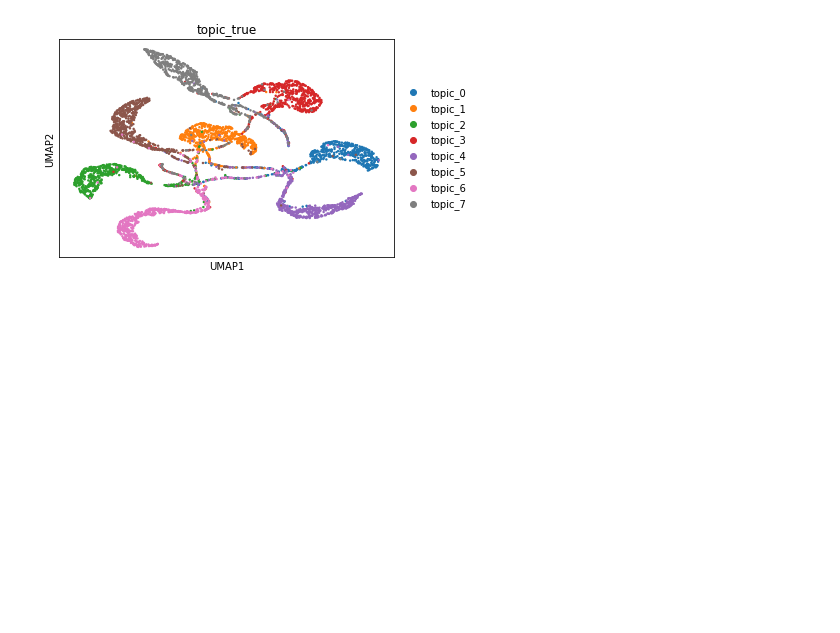
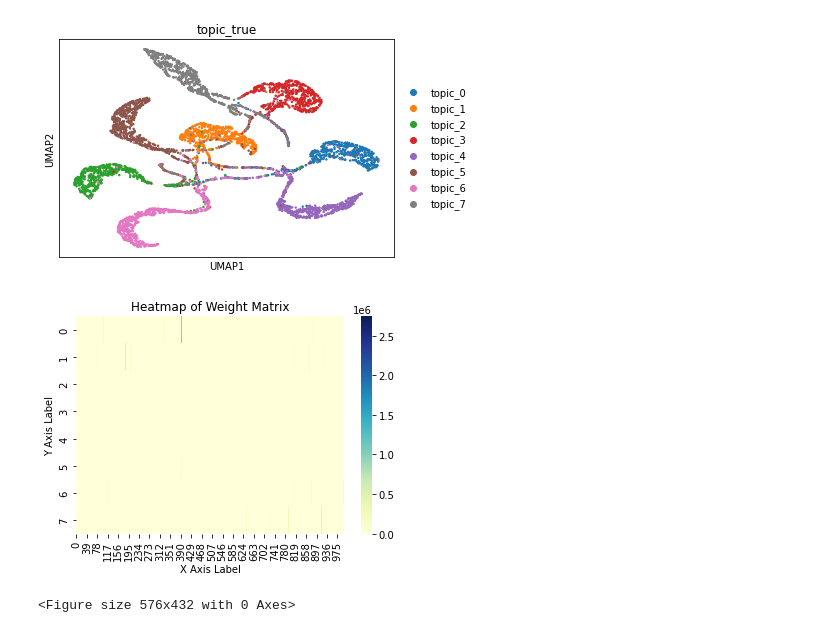
Before and after one commit to thisisyichenzhang/DeltaTopic, a Jupyter notebook: sim_benchmark.ipynb, the cells around one changed output. Saved outputs shown, nothing was run; the diff lists cells and outputs as text; code cells hidden in the pictures; blank space fills up the shorter version.

```diff
--- a/sim_benchmark.ipynb
+++ b/sim_benchmark.ipynb
@@ -171,3 +189,30 @@ sc.tl.umap(adata, random_state=42)
 sc.pl.umap(adata, color=["topic_true"])
 # %% [output]
 [figure]
+# %%
+spike_logit = np.loadtxt("models/test/model_parameters/spike_logit_rho.txt")
+slab_mean = np.loadtxt("models/test/model_parameters/slab_mean_rho.txt")
+pip = 1/np.exp(-spike_logit)
+weight = slab_mean * pip
+# %%
+import seaborn as sns
+weight.shape
+# Set the color palette
+cmap = "YlGnBu"
+
+# Create the heatmap with customized parameters
+sns.heatmap(weight, cmap = cmap)
+
+# Set the axis labels and title
+plt.xlabel('X Axis Label')
+plt.ylabel('Y Axis Label')
+plt.title('Heatmap of Weight Matrix')
+
+# Set the figure size
+plt.figure(figsize=(8, 6))
+
+# Show the plot
+plt.show()
+# %% [output]
+[figure, added]
+<Figure size 576x432 with 0 Axes>
```
Also changed, not shown: parts of 6 cells of this notebook.
